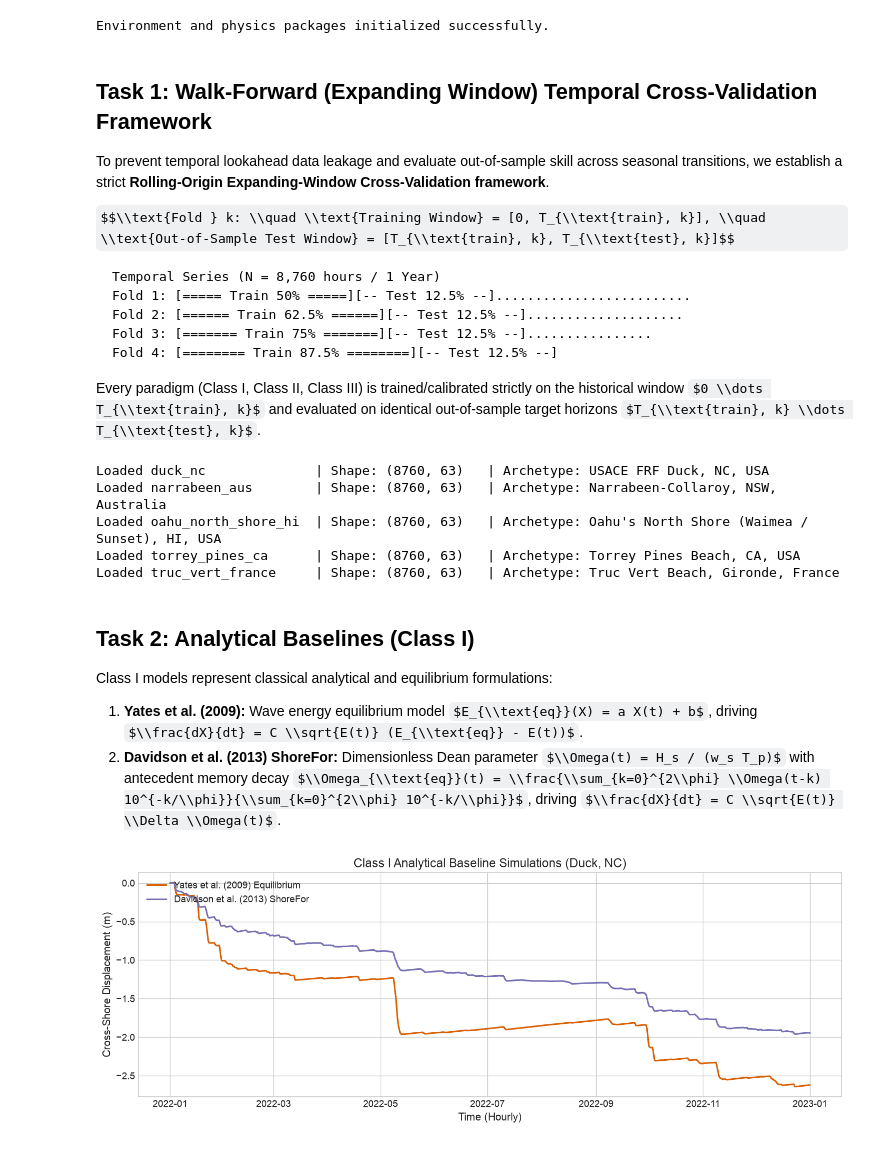
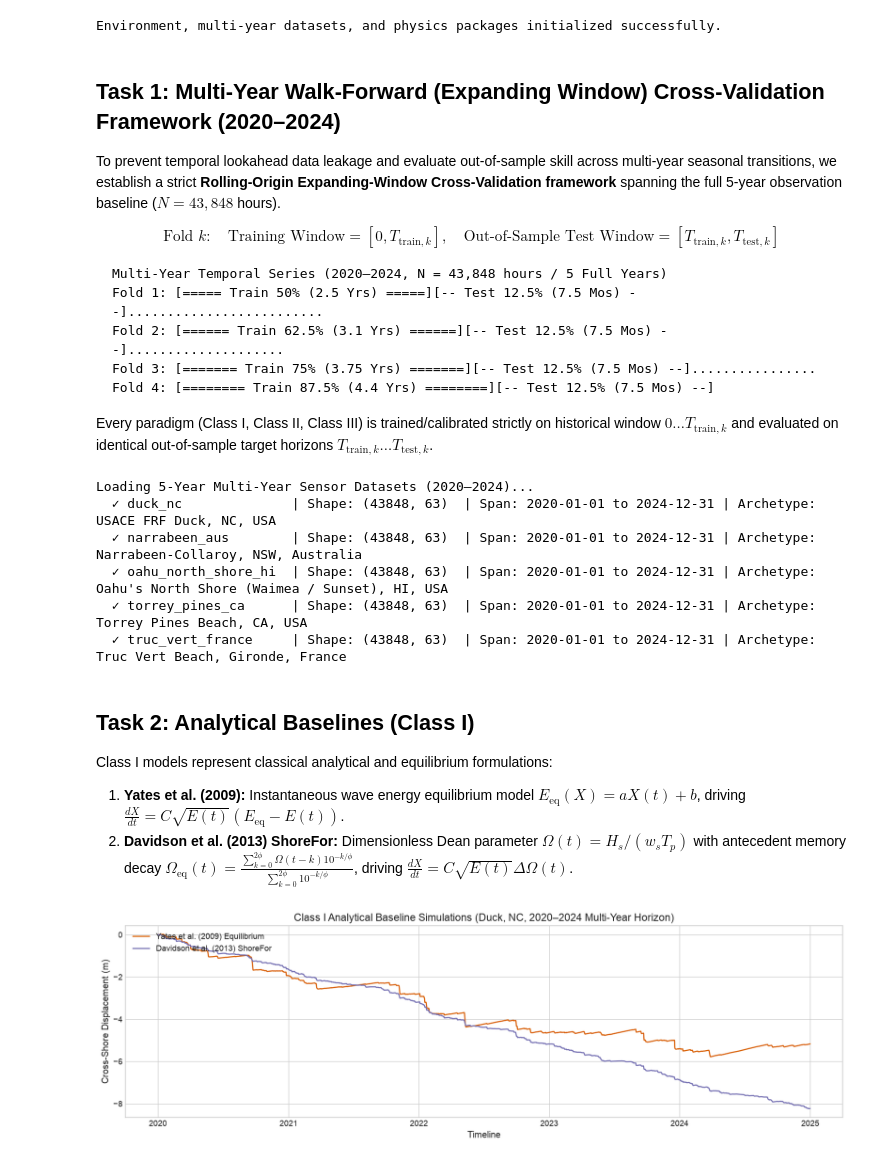
Before and after one commit to sam-tritto/unified-coastal-erosion-index, a Jupyter notebook: 02_Diagnostic_Baselines.ipynb, the cells around one changed output. Saved outputs shown, nothing was run; the diff lists cells and outputs as text; code cells hidden in the pictures; some formulas as TeX source.

Commit message:
refactor: reran for duck

````diff
--- a/02_Diagnostic_Baselines.ipynb
+++ b/02_Diagnostic_Baselines.ipynb
@@ -18,6 +18,7 @@ import matplotlib.pyplot as plt
 import seaborn as sns
 import arviz as az
 import pymc as pm
+from IPython.display import display
 
 # Local package imports
 from src.physics import (
@@ -29,11 +30,13 @@ from src.data import (
     simulate_equilibrium_shoreline_evolution,
     simulate_shorefor_evolution,
     simulate_xbeach_inspired_morphodynamics,
+    load_field_survey_validation_dataset,
     load_dataset,
 )
 from src.models import (
     run_benchmark_model_comparison,
     evaluate_cross_paradigm_walk_forward_cv,
+    evaluate_field_survey_correlation,
 )
 
 # Publication aesthetic settings
@@ -44,69 +47,71 @@ plt.rcParams['axes.titlesize'] = 14
 plt.rcParams['axes.labelsize'] = 12
 plt.rcParams['figure.dpi'] = 120
 
-print("Environment and physics packages initialized successfully.")
+print("Environment, multi-year datasets, and physics packages initialized successfully.")
 # %% [output]
-Environment and physics packages initialized successfully.
+Environment, multi-year datasets, and physics packages initialized successfully.
 # %% [markdown]
-## Task 1: Walk-Forward (Expanding Window) Temporal Cross-Validation Framework
+## Task 1: Multi-Year Walk-Forward (Expanding Window) Cross-Validation Framework (2020–2024)
 
-To prevent temporal lookahead data leakage and evaluate out-of-sample skill across seasonal transitions, we establish a strict **Rolling-Origin Expanding-Window Cross-Validation framework**.
+To prevent temporal lookahead data leakage and evaluate out-of-sample skill across multi-year seasonal transitions, we establish a strict **Rolling-Origin Expanding-Window Cross-Validation framework** spanning the full 5-year observation baseline ($N = 43,848$ hours).
 
-$$\\text{Fold } k: \\quad \\text{Training Window} = [0, T_{\\text{train}, k}], \\quad \\text{Out-of-Sample Test Window} = [T_{\\text{train}, k}, T_{\\text{test}, k}]$$
+$$\text{Fold } k: \quad \text{Training Window} = [0, T_{\text{train}, k}], \quad \text{Out-of-Sample Test Window} = [T_{\text{train}, k}, T_{\text{test}, k}]$$
 
 ```
-Temporal Series (N = 8,760 hours / 1 Year)
-Fold 1: [===== Train 50% =====][-- Test 12.5% --].........................
-Fold 2: [====== Train 62.5% ======][-- Test 12.5% --]....................
-Fold 3: [======= Train 75% =======][-- Test 12.5% --]................
-Fold 4: [======== Train 87.5% ========][-- Test 12.5% --]
+Multi-Year Temporal Series (2020–2024, N = 43,848 hours / 5 Full Years)
+Fold 1: [===== Train 50% (2.5 Yrs) =====][-- Test 12.5% (7.5 Mos) --].........................
+Fold 2: [====== Train 62.5% (3.1 Yrs) ======][-- Test 12.5% (7.5 Mos) --]....................
+Fold 3: [======= Train 75% (3.75 Yrs) =======][-- Test 12.5% (7.5 Mos) --]................
+Fold 4: [======== Train 87.5% (4.4 Yrs) ========][-- Test 12.5% (7.5 Mos) --]
 ```
 
-Every paradigm (Class I, Class II, Class III) is trained/calibrated strictly on the historical window $0 \\dots T_{\\text{train}, k}$ and evaluated on identical out-of-sample target horizons $T_{\\text{train}, k} \\dots T_{\\text{test}, k}$.
+Every paradigm (Class I, Class II, Class III) is trained/calibrated strictly on historical window $0 \dots T_{\text{train}, k}$ and evaluated on identical out-of-sample target horizons $T_{\text{train}, k} \dots T_{\text{test}, k}$.
 # %%
-# Load pre-processed datasets across all 5 global coastal site archetypes
+# Ingest processed multi-year sensor datasets across all 5 global coastal site archetypes (2020–2024)
 sites = ["duck_nc", "narrabeen_aus", "oahu_north_shore_hi", "torrey_pines_ca", "truc_vert_france"]
 site_datasets = {}
 
+print("Loading 5-Year Multi-Year Sensor Datasets (2020–2024)...")
 for site in sites:
     df_site = pd.read_parquet(f"data/processed/{site}_sensors.parquet")
     site_datasets[site] = df_site
-    print(f"Loaded {site:20s} | Shape: {str(df_site.shape):12s} | Archetype: {COASTAL_SITE_PROFILES[site]['name']}")
+    print(f"  ✓ {site:20s} | Shape: {str(df_site.shape):12s} | Span: {df_site.index.min().date()} to {df_site.index.max().date()} | Archetype: {COASTAL_SITE_PROFILES[site]['name']}")
 # %% [output]
-Loaded duck_nc              | Shape: (8760, 63)   | Archetype: USACE FRF Duck, NC, USA
-Loaded narrabeen_aus        | Shape: (8760, 63)   | Archetype: Narrabeen-Collaroy, NSW, Australia
-Loaded oahu_north_shore_hi  | Shape: (8760, 63)   | Archetype: Oahu's North Shore (Waimea / Sunset), HI, USA
-Loaded torrey_pines_ca      | Shape: (8760, 63)   | Archetype: Torrey Pines Beach, CA, USA
-Loaded truc_vert_france     | Shape: (8760, 63)   | Archetype: Truc Vert Beach, Gironde, France
+Loading 5-Year Multi-Year Sensor Datasets (2020–2024)...
+  ✓ duck_nc              | Shape: (43848, 63)  | Span: 2020-01-01 to 2024-12-31 | Archetype: USACE FRF Duck, NC, USA
+  ✓ narrabeen_aus        | Shape: (43848, 63)  | Span: 2020-01-01 to 2024-12-31 | Archetype: Narrabeen-Collaroy, NSW, Australia
+  ✓ oahu_north_shore_hi  | Shape: (43848, 63)  | Span: 2020-01-01 to 2024-12-31 | Archetype: Oahu's North Shore (Waimea / Sunset), HI, USA
+  ✓ torrey_pines_ca      | Shape: (43848, 63)  | Span: 2020-01-01 to 2024-12-31 | Archetype: Torrey Pines Beach, CA, USA
+  ✓ truc_vert_france     | Shape: (43848, 63)  | Span: 2020-01-01 to 2024-12-31 | Archetype: Truc Vert Beach, Gironde, France
 # %% [markdown]
 ## Task 2: Analytical Baselines (Class I)
 
 Class I models represent classical analytical and equilibrium formulations:
-1. **Yates et al. (2009):** Wave energy equilibrium model $E_{\\text{eq}}(X) = a X(t) + b$, driving $\\frac{dX}{dt} = C \\sqrt{E(t)} (E_{\\text{eq}} - E(t))$.
-2. **Davidson et al. (2013) ShoreFor:** Dimensionless Dean parameter $\\Omega(t) = H_s / (w_s T_p)$ with antecedent memory decay $\\Omega_{\\text{eq}}(t) = \\frac{\\sum_{k=0}^{2\\phi} \\Omega(t-k) 10^{-k/\\phi}}{\\sum_{k=0}^{2\\phi} 10^{-k/\\phi}}$, driving $\\frac{dX}{dt} = C \\sqrt{E(t)} \\Delta \\Omega(t)$.
+1. **Yates et al. (2009):** Instantaneous wave energy equilibrium model $E_{\text{eq}}(X) = a X(t) + b$, driving $\frac{dX}{dt} = C \sqrt{E(t)} (E_{\text{eq}} - E(t))$.
+2. **Davidson et al. (2013) ShoreFor:** Dimensionless Dean parameter $\Omega(t) = H_s / (w_s T_p)$ with antecedent memory decay $\Omega_{\text{eq}}(t) = \frac{\sum_{k=0}^{2\phi} \Omega(t-k) 10^{-k/\phi}}{\sum_{k=0}^{2\phi} 10^{-k/\phi}}$, driving $\frac{dX}{dt} = C \sqrt{E(t)} \Delta \Omega(t)$.
 # %%
-# Illustrate Class I Analytical simulation on Duck, NC dataset
+# Multi-Year Class I Analytical simulation on Duck, NC (2020–2024)
 df_duck = site_datasets["duck_nc"]
 hs_duck = df_duck["hs_m"].values
 tp_duck = df_duck["tp_s"].values
 
 yates_pos, _ = simulate_equilibrium_shoreline_evolution(hs_duck, tp_duck, random_seed=42)
 shorefor_pos, _ = simulate_shorefor_evolution(hs_duck, tp_duck, w_s_ms=df_duck["w_s_ms"].mean(), random_seed=42)
 
 df_duck["yates_simulated_pos_m"] = yates_pos
 df_duck["shorefor_simulated_pos_m"] = shorefor_pos
 
-plt.figure(figsize=(12, 4.5))
-plt.plot(df_duck.index, yates_pos, label="Yates et al. (2009) Equilibrium", color="#d95f02", lw=1.8)
-plt.plot(df_duck.index, shorefor_pos, label="Davidson et al. (2013) ShoreFor", color="#7570b3", lw=1.8)
-plt.title("Class I Analytical Baseline Simulations (Duck, NC)")
+plt.figure(figsize=(14, 4.5))
+plt.plot(df_duck.index, yates_pos, label="Yates et al. (2009) Equilibrium", color="#d95f02", lw=1.5)
+plt.plot(df_duck.index, shorefor_pos, label="Davidson et al. (2013) ShoreFor", color="#7570b3", lw=1.5)
+plt.title("Class I Analytical Baseline Simulations (Duck, NC, 2020–2024 Multi-Year Horizon)")
 plt.ylabel("Cross-Shore Displacement (m)")
-plt.xlabel("Time (Hourly)")
+plt.xlabel("Timeline")
 plt.legend(loc="upper left")
 plt.tight_layout()
 plt.show()
 # %% [output]
-[figure, old version]
+[figure, new version]
 # %% [markdown]
 ## Task 3: PDE Baselines (Class II - XBeach 1D)
 
````
Also changed, not shown: parts of 12 cells of this notebook, 2 other files.
